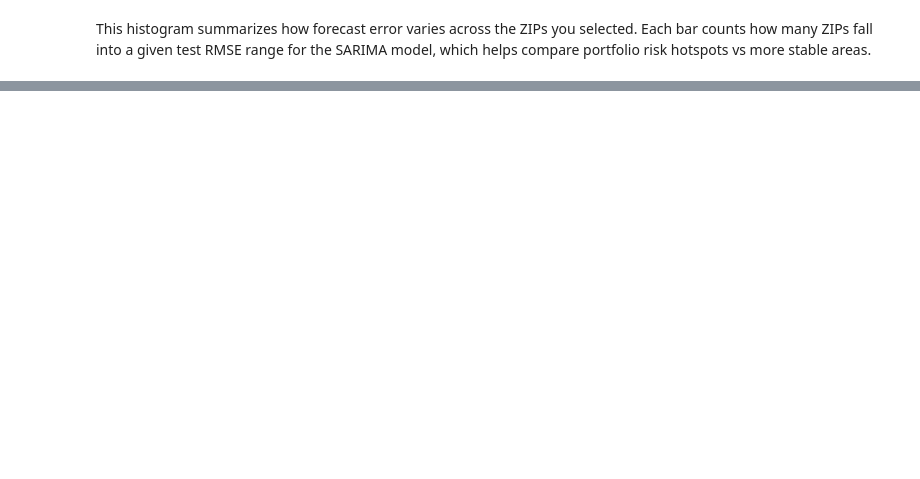
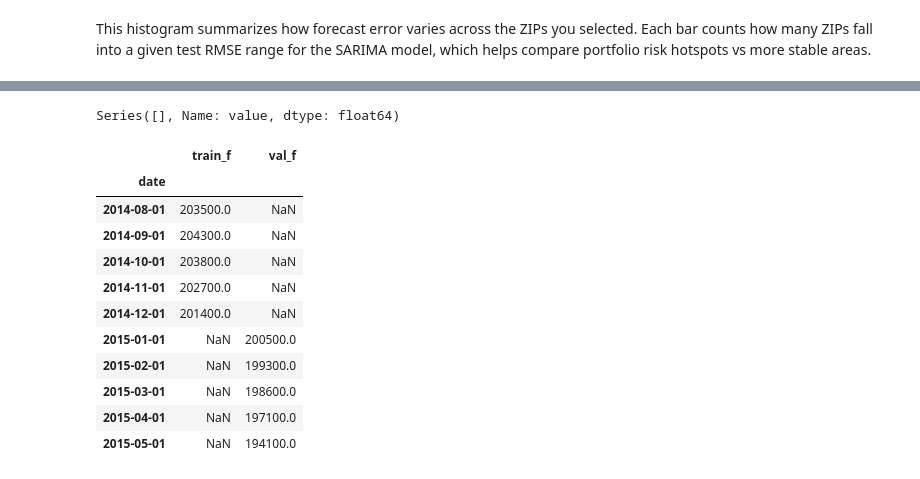
Before and after one commit to rahroy82/home_price_forecast, a Jupyter notebook: notebook.ipynb, the cells around one changed output, grey strips where cells are left out. Drawn from its saved outputs; the diff is of its cells as text; code cells hidden in the pictures; blank space fills up the shorter version.

```diff
--- a/notebook.ipynb
+++ b/notebook.ipynb
@@ -974,0 +1041,25 @@ This histogram summarizes how forecast error varies across the ZIPs you selected
+# %%
+matches = val_f[val_f == last_train_val]
+matches
+# %% [output]
+Series([], Name: value, dtype: float64)
+# %%
+boundary = pd.concat(
+    [train_f.dropna().tail(5).rename("train_f"),
+     val_f.head(5).rename("val_f")],
+    axis=1
+)
+boundary
+# %% [output]
+|  | train_f | val_f |
+| date |  |  |
+| 2014-08-01 | 203500.0 | NaN |
+| 2014-09-01 | 204300.0 | NaN |
+| 2014-10-01 | 203800.0 | NaN |
+| 2014-11-01 | 202700.0 | NaN |
+| 2014-12-01 | 201400.0 | NaN |
+| 2015-01-01 | NaN | 200500.0 |
+| 2015-02-01 | NaN | 199300.0 |
+| 2015-03-01 | NaN | 198600.0 |
+| 2015-04-01 | NaN | 197100.0 |
+| 2015-05-01 | NaN | 194100.0 |
```
Also changed, not shown: parts of 10 cells of this notebook, 2 other files.
